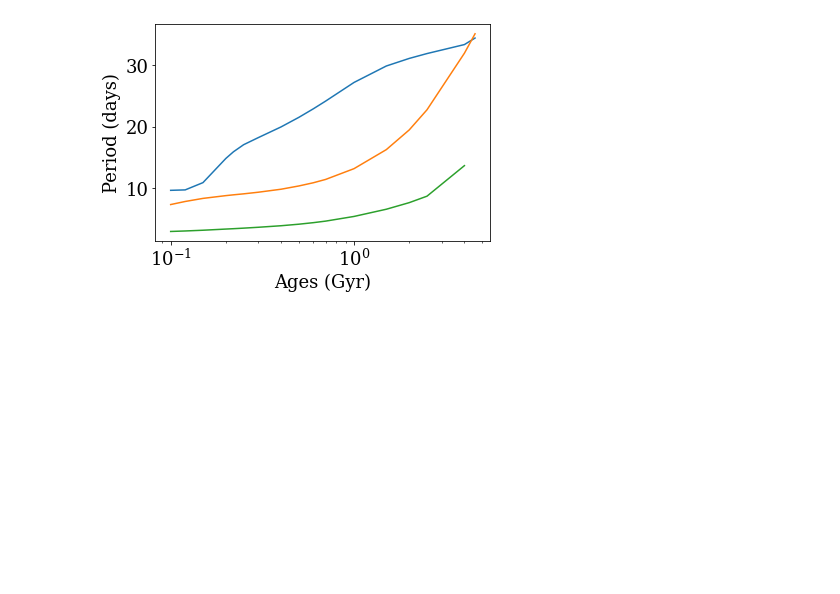
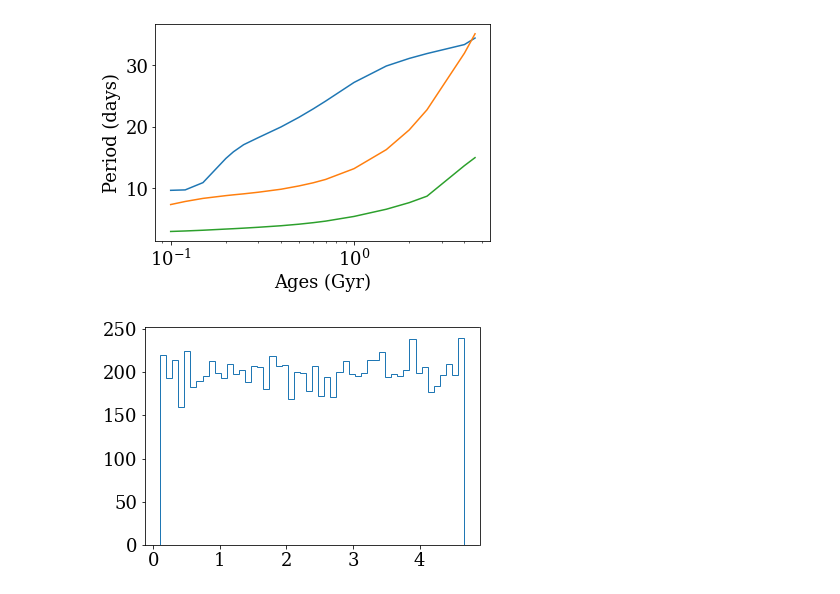
Before and after one commit to jradavenport/stall-down, a Jupyter notebook: code/SL20.ipynb, the cells around one changed output. Cells and saved outputs as stored; diff of their text form; code cells hidden in the pictures; blank space fills up the shorter version.

```diff
--- a/code/SL20.ipynb
+++ b/code/SL20.ipynb
@@ -30,7 +35,9 @@ plt.ylabel("P (days)")
 Text(0, 0.5, 'P (days)')
 [figure]
 # %%
-ages = [0.10,0.12,0.15,0.20,0.22,0.25,0.30,0.40,0.50,0.60,0.70,1.00,1.50,2.00,2.50,4.00,4.57]
+ages = [0.10,0.12,0.15,0.20,0.22,0.25,0.30,0.40,
+        0.50,0.60,0.70,1.00,1.50,2.00,2.50,4.00,4.57]
+ages = np.array(ages, dtype=np.float)
 
 plt.plot(ages, df.iloc[0, 2:])
 plt.plot(ages, df.iloc[5, 2:])
@@ -40,3 +47,14 @@ plt.ylabel('Period (days)')
 plt.xscale('log')
 # %% [output]
 [figure]
+# %%
+# If we assume ~constant star formation over the past 2 Gyr
+# and a roughly uniform mass function (it's NOT, but it makes things easy...)
+# -> can we make a quick forward model of what we expect to see in Kepler/K2?
+
+nstars = 10000
+age_big = np.random.random(size=nstars) * max(ages) + min(ages)
+age_big = np.sort(age_big)
+_ = plt.hist(age_big,histtype='step',bins=50)
+# %% [output]
+[figure, added]
```
Also changed, not shown: parts of 13 cells of this notebook, 1 other file.
